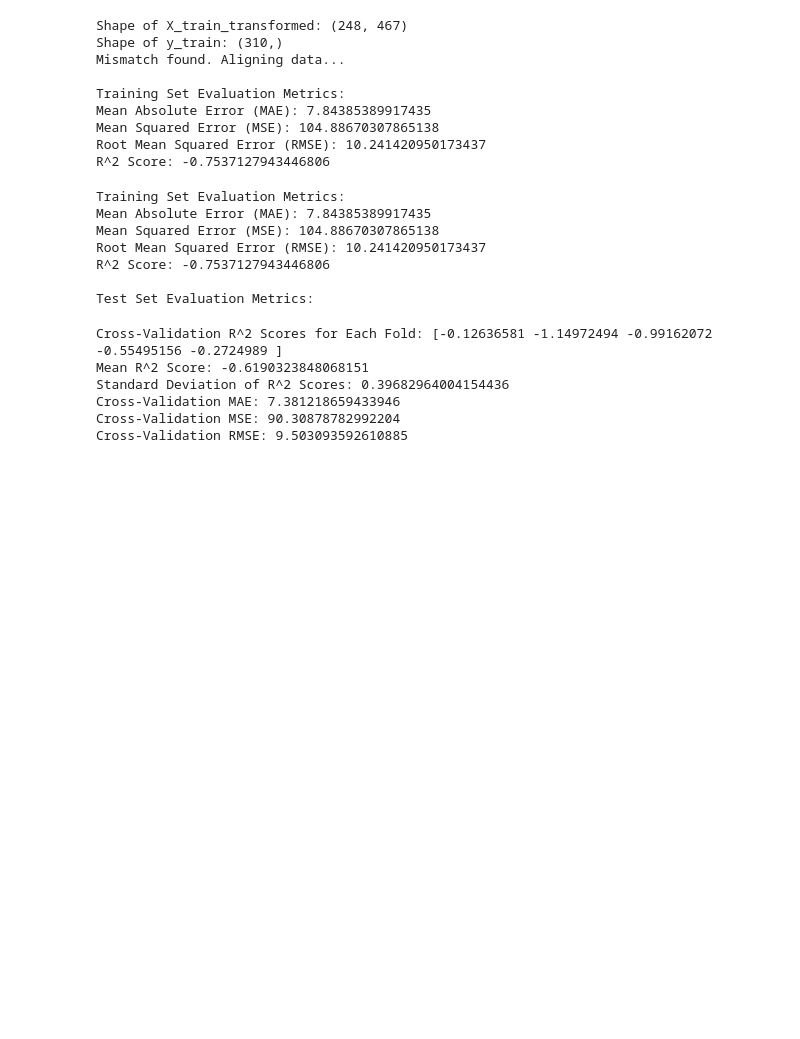
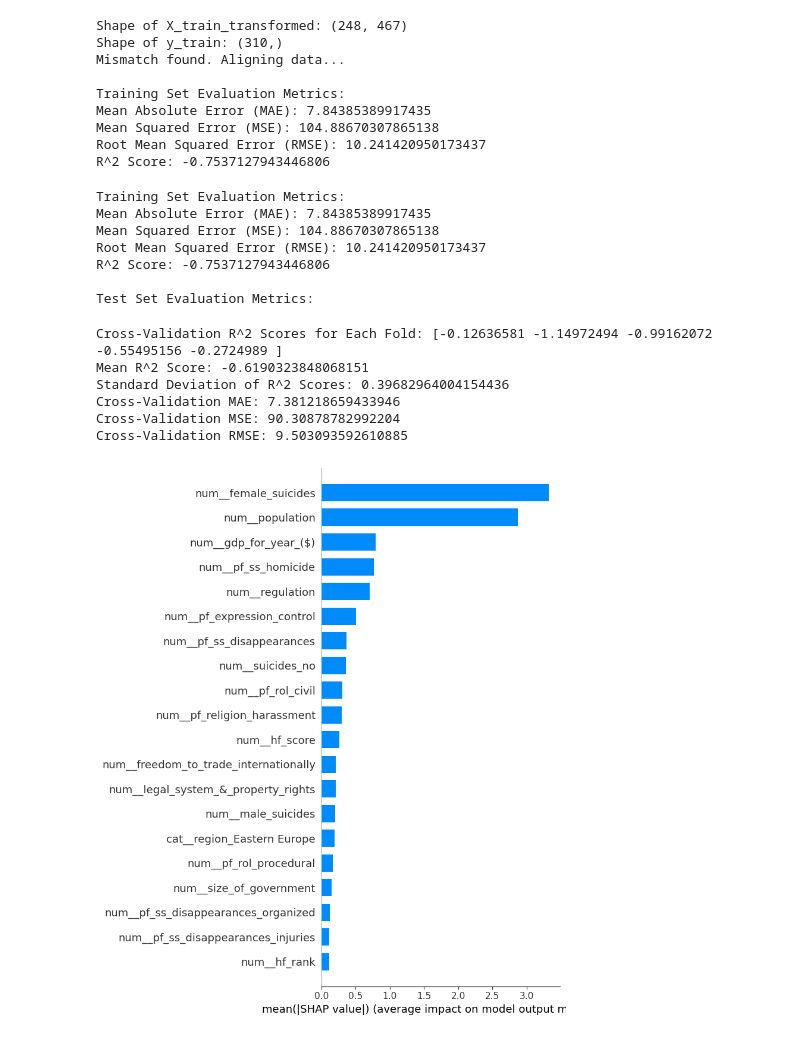
Before and after one commit to miamelaniemoor/human-freedom-and-suicide, a Jupyter notebook: Untitled.ipynb, the cells around one changed output. Cells and saved outputs as stored; diff of their text form; code cells hidden in the pictures; blank space fills up the shorter version.

Commit message:
some more graphs

```diff
--- a/Untitled.ipynb
+++ b/Untitled.ipynb
@@ -1825,3 +1848,26 @@ Standard Deviation of R^2 Scores: 0.39682964004154436
 Cross-Validation MAE: 7.381218659433946
 Cross-Validation MSE: 90.30878782992204
 Cross-Validation RMSE: 9.503093592610885
+# %%
+import shap
+
+# Transform the training data using the preprocessing pipeline
+X_train_transformed = pipeline.named_steps['preprocessor'].transform(X_train)
+
+# Convert sparse matrix to dense format if needed
+if hasattr(X_train_transformed, "toarray"):
+    X_train_transformed = X_train_transformed.toarray()
+
+# Extract feature names
+feature_names = pipeline.named_steps['preprocessor'].get_feature_names_out()
+
+# Initialize SHAP explainer for the XGBoost model
+explainer = shap.Explainer(pipeline.named_steps['model'], X_train_transformed)
+
+# Compute SHAP values
+shap_values = explainer(X_train_transformed)
+
+# Summarize SHAP values to find global feature importance
+shap.summary_plot(shap_values, X_train_transformed, feature_names=feature_names, plot_type="bar")
+# %% [output]
+[figure, added]
```
Also changed, not shown: parts of 17 cells of this notebook, 2 other files.
